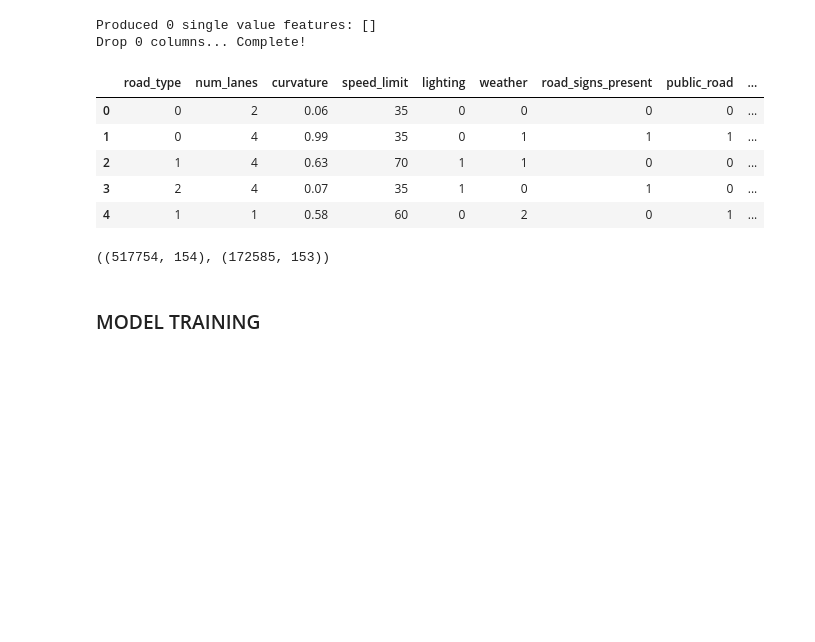
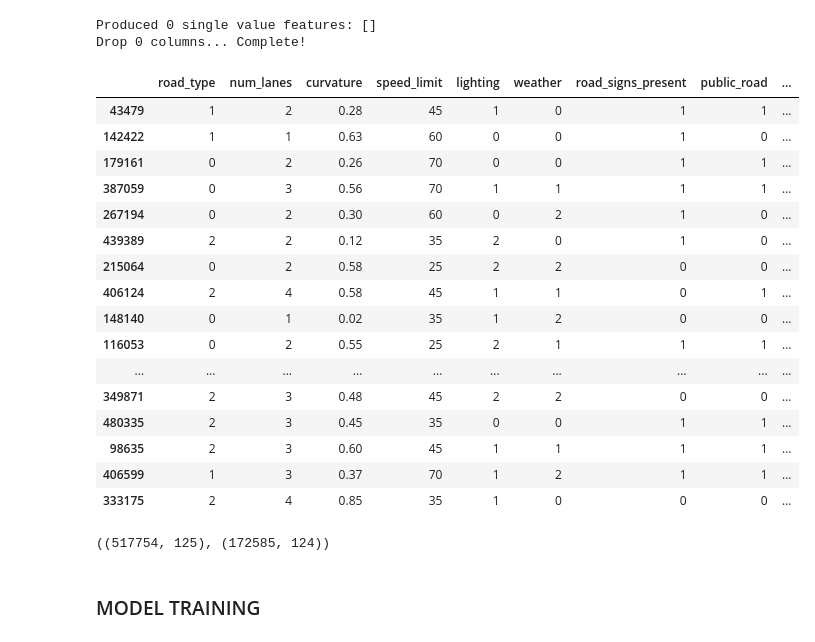
Before and after one commit to coded-sly/s5e10-Road-Accident-Risk, a Jupyter notebook: s5e10-lgbm-meta.ipynb, the cells around one changed output. Saved outputs shown, nothing was run; the diff lists cells and outputs as text; code cells hidden in the pictures; blank space fills up the shorter version.

```diff
--- a/s5e10-lgbm-meta.ipynb
+++ b/s5e10-lgbm-meta.ipynb
@@ -200,7 +283,7 @@ Merging 13 features: road_type, num_lanes, curvature, speed_limit, lighting, wea
 # %%
 ## -- Factorize using combined data --
 for c in CATS:
-    combined = pd.concat([train[c], test[c]], axis=0)
+    combined = pd.concat([train[c], test[c]], axis=0, ignore_index=True)
     combined = combined.factorize()[0]
     train[c] = combined[:len(train)]
     test[c]  = combined[len(train):]
@@ -209,16 +292,16 @@ print(f"✅ Label encoded {len(CATS)} features.")
 # %% [output]
 ✅ Label encoded 8 features.
 # %%
-BINS = []
-print(f"\nCreating bins... ", end="")
-for c in ['curvature', 'meta']:
-    for b in [10]:
-        print(f"{c}_{b}, ", end="")
-        b_n = f'{c}_b{b}'
-        # Fit on train data and transform both train and test
-        bins = np.linspace(train[c].min(), train[c].max(), b+1)
-        train[b_n] = pd.cut(train[c], include_lowest=True, labels=False, bins=bins)
-        test[b_n] = pd.cut(test[c], include_lowest=True, labels=False, bins=bins)
-        BINS.append(b_n)
-print()
-print(f"✅ {len(BINS)} binned features created!")
+# BINS = []
+# print(f"\nCreating bins... ", end="")
+# for c in ['curvature']:
+#     for b in [10]:
+#         print(f"{c}_{b}, ", end="")
+#         b_n = f'{c}_b{b}'
+#         # Fit on train data and transform both train and test
+#         bins = np.linspace(train[c].min(), train[c].max(), b+1)
+#         train[b_n] = pd.cut(train[c], include_lowest=True, labels=False, bins=bins)
+#         test[b_n] = pd.cut(test[c], include_lowest=True, labels=False, bins=bins)
+#         BINS.append(b_n)
+# print()
+# print(f"✅ {len(BINS)} binned features created!")
@@ -257,8 +335,8 @@ plt.show()
 # %%
-# -- Pairwise combinations --
+## -- Pairwise combinations --
 TE2 = []
 # COLS = [c for c in FEATURES if c not in BINARY_COLS]
-for c in tqdm(list(combinations(FEATURES+BINS, 2)), desc="Creating Pairwise"):
+for c in tqdm(list(combinations(FEATURES, 2)), desc="Creating Pairwise"):
     n = f'TE2_'+'-|-'.join(c)
     train[n] = train[c[0]].astype(str) + '_' + train[c[1]].astype(str)
     test[n]  = test[c[0]].astype(str) + '_' + test[c[1]].astype(str)
@@ -269,7 +347,7 @@ for c in tqdm(list(combinations(FEATURES+BINS, 2)), desc="Creating Pairwise"):
     TE2.append(n)
 # %%
 ## -- Triplewise combinations --
-TOP_PREDICTORS = ['meta','curvature','lighting','speed_limit','weather','num_reported_accidents']
+TOP_PREDICTORS = ['base_score', 'curvature','lighting','speed_limit','weather','num_reported_accidents']
 TE3 = []
 for c in tqdm(list(combinations(TOP_PREDICTORS, 3)), desc="Creating Triplewise"):
     n = f'TE3_'+'-|-'.join(c)
@@ -299,17 +377,28 @@ print(f"Drop {len(__)} columns... Complete!")
 Produced 0 single value features: []
 Drop 0 columns... Complete!
 # %%
-display(train.head())
+display(train.sample(20))
 # display(train.info())
 train.shape, test.shape
 # %% [output]
 |  | road_type | num_lanes | curvature | speed_limit | lighting | weather | road_signs_present | public_road | ... |
-| 0 | 0 | 2 | 0.06 | 35 | 0 | 0 | 0 | 0 | ... |
-| 1 | 0 | 4 | 0.99 | 35 | 0 | 1 | 1 | 1 | ... |
-| 2 | 1 | 4 | 0.63 | 70 | 1 | 1 | 0 | 0 | ... |
-| 3 | 2 | 4 | 0.07 | 35 | 1 | 0 | 1 | 0 | ... |
-| 4 | 1 | 1 | 0.58 | 60 | 0 | 2 | 0 | 1 | ... |
+| 43479 | 1 | 2 | 0.28 | 45 | 1 | 0 | 1 | 1 | ... |
+| 142422 | 1 | 1 | 0.63 | 60 | 0 | 0 | 1 | 0 | ... |
+| 179161 | 0 | 2 | 0.26 | 70 | 0 | 0 | 1 | 1 | ... |
+| 387059 | 0 | 3 | 0.56 | 70 | 1 | 1 | 1 | 1 | ... |
+| 267194 | 0 | 2 | 0.30 | 60 | 0 | 2 | 1 | 0 | ... |
+| 439389 | 2 | 2 | 0.12 | 35 | 2 | 0 | 1 | 0 | ... |
+| 215064 | 0 | 2 | 0.58 | 25 | 2 | 2 | 0 | 0 | ... |
+| 406124 | 2 | 4 | 0.58 | 45 | 1 | 1 | 0 | 1 | ... |
+| 148140 | 0 | 1 | 0.02 | 35 | 1 | 2 | 0 | 0 | ... |
+| 116053 | 0 | 2 | 0.55 | 25 | 2 | 1 | 1 | 1 | ... |
+| ... | ... | ... | ... | ... | ... | ... | ... | ... | ... |
+| 349871 | 2 | 3 | 0.48 | 45 | 2 | 2 | 0 | 0 | ... |
+| 480335 | 2 | 3 | 0.45 | 35 | 0 | 0 | 1 | 1 | ... |
+| 98635 | 2 | 3 | 0.60 | 45 | 1 | 1 | 1 | 1 | ... |
+| 406599 | 1 | 3 | 0.37 | 70 | 1 | 2 | 1 | 1 | ... |
+| 333175 | 2 | 4 | 0.85 | 35 | 1 | 0 | 0 | 0 | ... |
-((517754, 154), (172585, 153))
+((517754, 125), (172585, 124))
 # %% [markdown]
 ### MODEL TRAINING
 # %%
```
Also changed, not shown: parts of 20 cells of this notebook.
